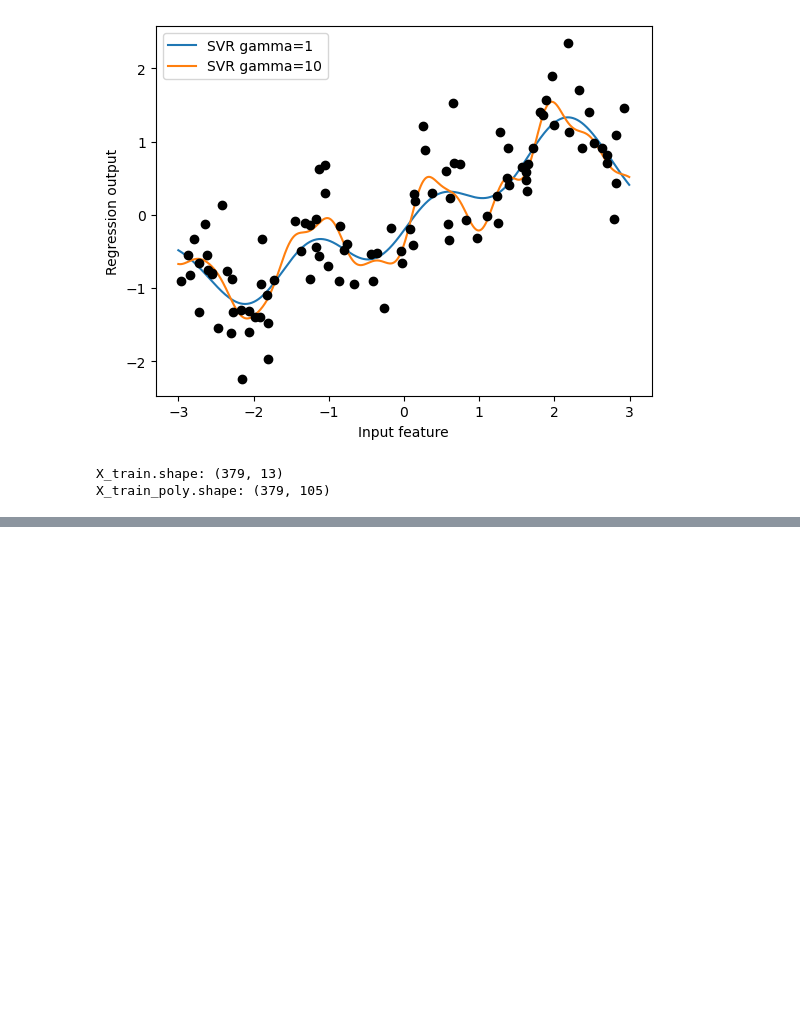
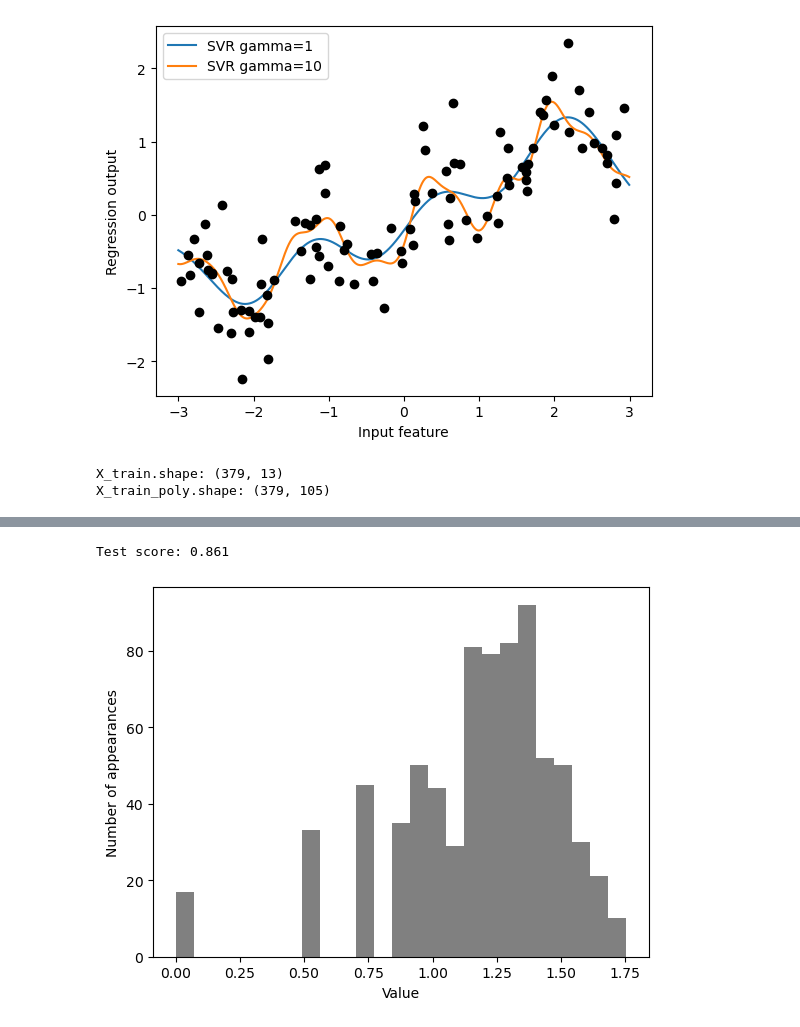
Before and after one commit to Giov12/intro.to.ml, a Jupyter notebook: chapter4.ipynb, the cells around one changed output, grey strips where cells are left out. Saved outputs shown, nothing was run; the diff lists cells and outputs as text; code cells hidden in the pictures; blank space fills up the shorter version.

```diff
--- a/chapter4.ipynb
+++ b/chapter4.ipynb
@@ -338,0 +394,13 @@ X_train_poly.shape: (379, 105)
+# %%
+# transform
+xtrain_log = np.log(xtrain + 1) # to avoid 0 counts
+xtest_log  = np.log(xtest + 1)
+plt.hist(np.log(xtrain_log[:, 0] + 1), bins=25, color='gray')
+plt.ylabel("Number of appearances")
+plt.xlabel("Value")
+
+score = Ridge().fit(xtrain_log, ytrain).score(xtest_log, ytest)
+print("Test score: {:.3f}".format(score))
+# %% [output]
+Test score: 0.861
+[figure, added]
```
Also changed, not shown: parts of 12 cells of this notebook.
